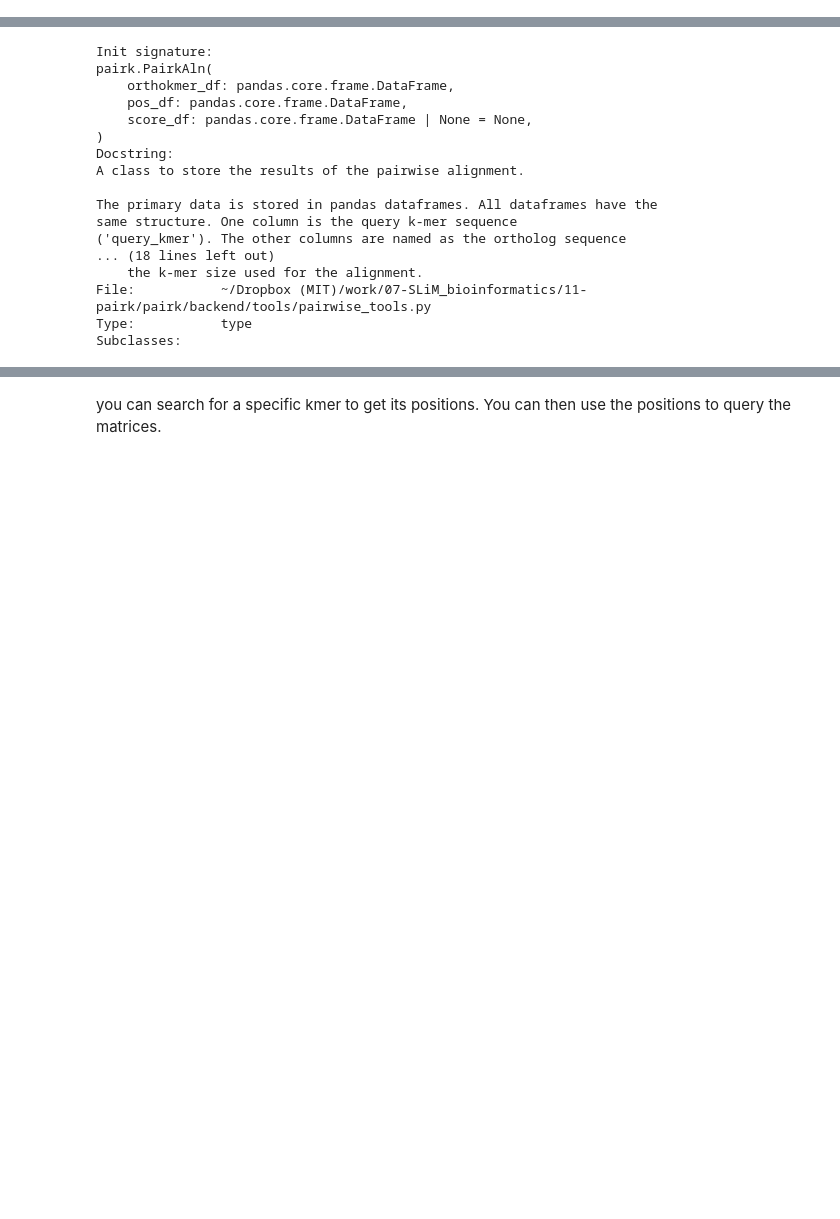
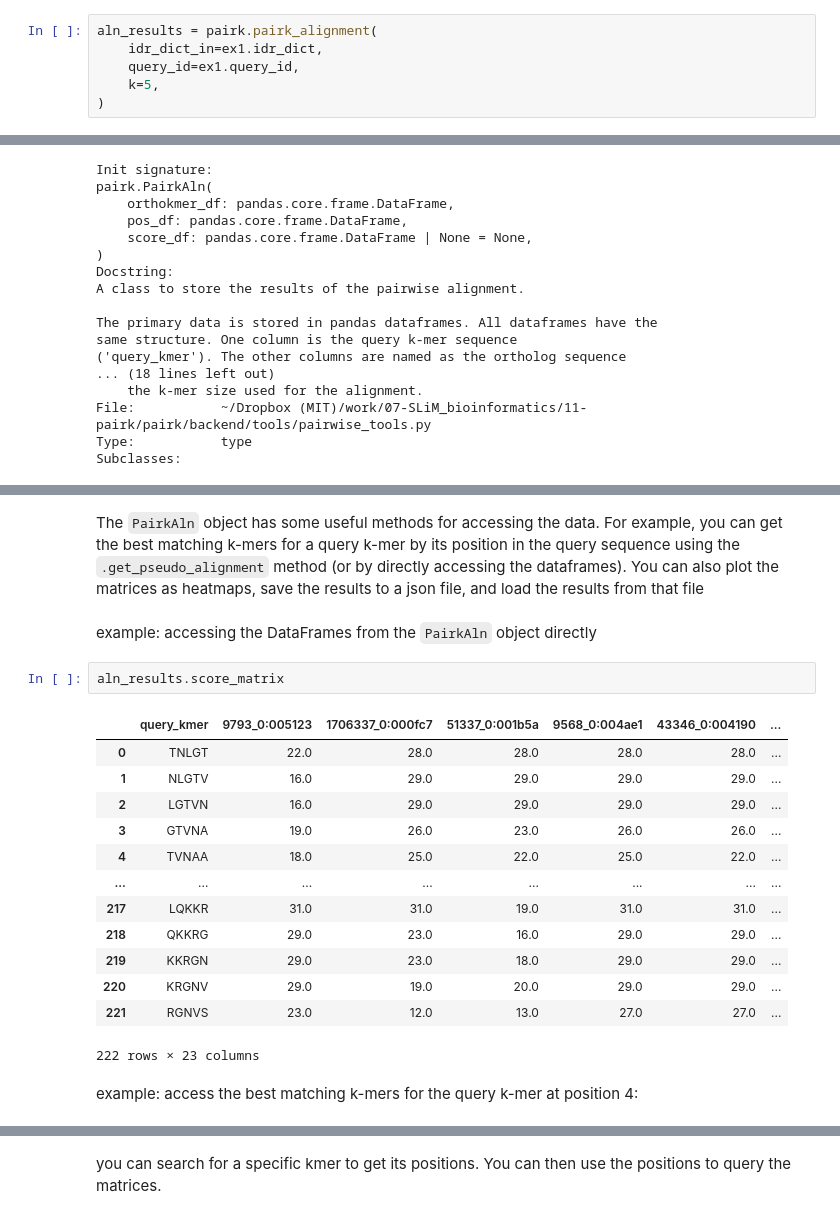
Before and after one commit to jacksonh1/pairk, a Jupyter notebook: demo/demo.ipynb, the cells around one changed output, grey strips where cells are left out. Cells and saved outputs as stored; diff of their text form; blank space fills up the shorter version.

```diff
--- a/demo/demo.ipynb
+++ b/demo/demo.ipynb
@@ -79,0 +117,6 @@ To see the available matrices, use the `pairk.print_available_matrices()` functi
+# %%
+aln_results = pairk.pairk_alignment(
+    idr_dict_in=ex1.idr_dict,
+    query_id=ex1.query_id,
+    k=5,
+)
@@ -148 +305,23 @@ The results of the pairwise alignments are stored in pandas DataFrames, which ca
+# %% [markdown]
+The ``PairkAln`` object has some useful methods for accessing the data. For example, you can get the best matching k-mers for a query k-mer by its position in the query sequence using the ``.get_pseudo_alignment`` method (or by directly accessing the dataframes). You can also plot the matrices as heatmaps, save the results to a json file, and load the results from that file
+# %% [markdown]
+example: accessing the DataFrames from the ``PairkAln`` object directly
+# %%
+aln_results.score_matrix
+# %% [output]
+|  | query_kmer | 9793_0:005123 | 1706337_0:000fc7 | 51337_0:001b5a | 9568_0:004ae1 | 43346_0:004190 | ... |
+| 0 | TNLGT | 22.0 | 28.0 | 28.0 | 28.0 | 28.0 | ... |
+| 1 | NLGTV | 16.0 | 29.0 | 29.0 | 29.0 | 29.0 | ... |
+| 2 | LGTVN | 16.0 | 29.0 | 29.0 | 29.0 | 29.0 | ... |
+| 3 | GTVNA | 19.0 | 26.0 | 23.0 | 26.0 | 26.0 | ... |
+| 4 | TVNAA | 18.0 | 25.0 | 22.0 | 25.0 | 22.0 | ... |
+| ... | ... | ... | ... | ... | ... | ... | ... |
+| 217 | LQKKR | 31.0 | 31.0 | 19.0 | 31.0 | 31.0 | ... |
+| 218 | QKKRG | 29.0 | 23.0 | 16.0 | 29.0 | 29.0 | ... |
+| 219 | KKRGN | 29.0 | 23.0 | 18.0 | 29.0 | 29.0 | ... |
+| 220 | KRGNV | 29.0 | 19.0 | 20.0 | 29.0 | 29.0 | ... |
+| 221 | RGNVS | 23.0 | 12.0 | 13.0 | 27.0 | 27.0 | ... |
+222 rows × 23 columns
+# %% [markdown]
+example: access the best matching k-mers for the query k-mer at position 4:
 # %%
```
Also changed, not shown: parts of 164 cells of this notebook, 3 other files.
